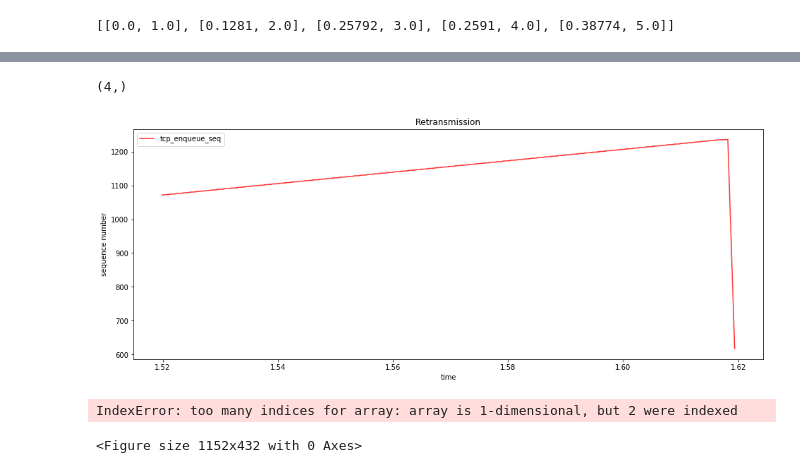
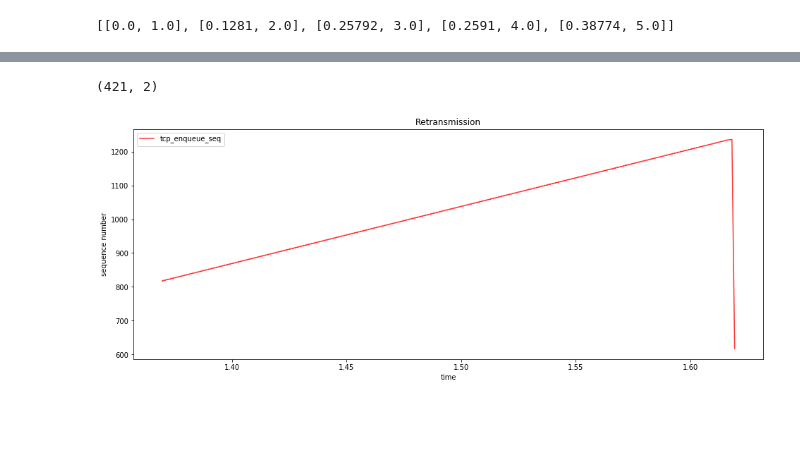
Before and after one commit to B1uee/plr, a Jupyter notebook: trace_preprocess.ipynb, the cells around one changed output, grey strips where cells are left out. Drawn from its saved outputs; the diff is of its cells as text; code cells hidden in the pictures; blank space fills up the shorter version.

```diff
--- a/trace_preprocess.ipynb
+++ b/trace_preprocess.ipynb
@@ -105,21 +115,22 @@ def draw_plot(data1, label1, data2=None, label2=None, plot_title="Plot", save_fi
 # %%
-def find_retr(cwd_seq, tcp_enqueue_seq, time_range=0.1):
+def find_retr(cwd_seq, tcp_enqueue_seq, time_range=0.25):
     retr_seq = []
     pre = cwd_seq[0]
     idx = 0
     for i in range(len(cwd_seq)):
         if pre[1] > cwd_seq[i][1]: #降窗
-            print(cwd_seq[i][1])
             tm = round(cwd_seq[i][0],3)
+            print(tm)
             tmp_seq = []
             while idx < len(tcp_enqueue_seq):
                 if tcp_enqueue_seq[idx][0] > tm - time_range and tcp_enqueue_seq[idx][0] < tm + time_range:
                     tmp_seq.append([tcp_enqueue_seq[idx][0], tcp_enqueue_seq[idx][1]])
+                elif tcp_enqueue_seq[idx][0] > tm + time_range:
+                    break
                 idx += 1
             tmp_seq=np.array(tmp_seq)
-            print(tmp_seq.shape)
-            retr_seq.append(np.array(tmp_seq))
+            retr_seq.append(tmp_seq)
         pre = cwd_seq[i]
-    return  np.array(retr_seq)
+    return  retr_seq
 
 retr_seq = find_retr(cwd_seq, tcp_enqueue_seq)
@@ -135,11 +137,8 @@ retr_seq = find_retr(cwd_seq, tcp_enqueue_seq)
-# %%
-print(retr_seq.shape)
-# %% [output]
-(4,)
 # %%
 for item in retr_seq:
+    print(item.shape)
     draw_plot(item, "tcp_enqueue_seq", plot_title="Retransmission")
+    break
 # %% [output]
+(421, 2)
-[figure, old version]
+[figure, new version]
-IndexError: too many indices for array: array is 1-dimensional, but 2 were indexed
-<Figure size 1152x432 with 0 Axes>
```
Also changed, not shown: parts of 10 cells of this notebook, 5 other files.
